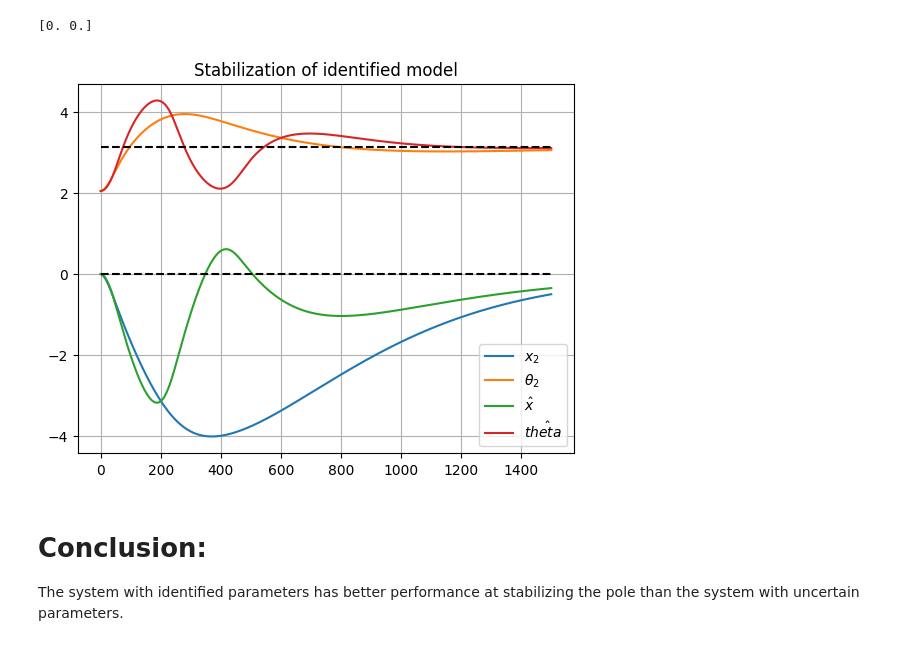
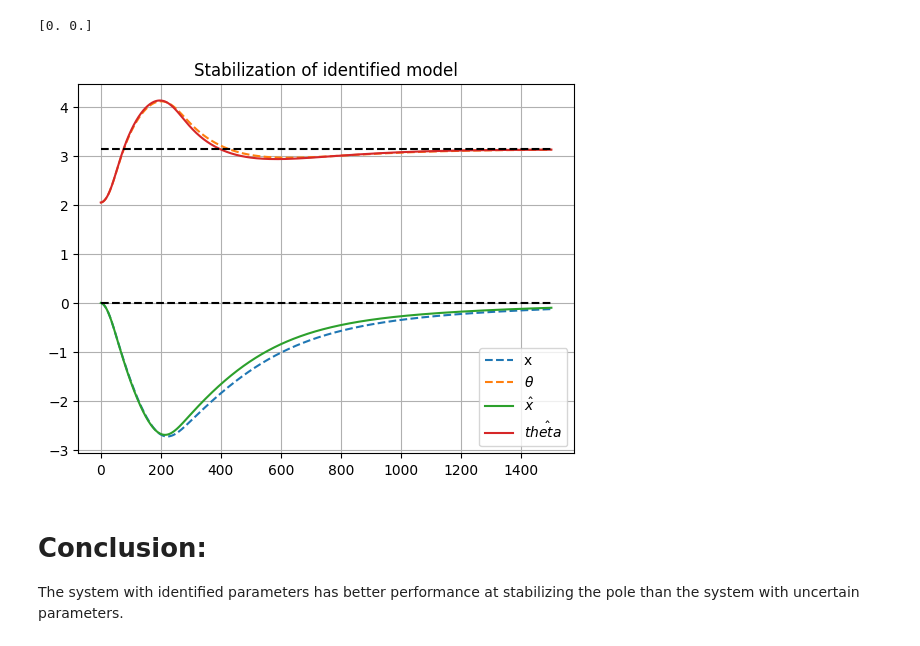
Before and after one commit to lvjonok/mujoco-sysid, a Jupyter notebook: cart_pole.ipynb, the cells around one changed output. Cells and saved outputs as stored; diff of their text form; code cells hidden in the pictures.

```diff
--- a/cart_pole.ipynb
+++ b/cart_pole.ipynb
@@ -356,23 +349,21 @@ while sim_data.time < DURATION:
 # %%
 import matplotlib.pyplot as plt
 
 qhist_identified = np.array(qhist_identified)
 plt.title("Stabilization of identified model")
-# plt.plot(qhist[:, 0], label="x")
-# plt.plot(qhist[:, 1], label="$\\theta$")
-plt.plot(qhist_uncertain[:, 0], label="$x_2$")
-plt.plot(qhist_uncertain[:, 1], label="$\\theta_2$")
+plt.plot(qhist[:, 0], label="x", linestyle="--")
+plt.plot(qhist[:, 1], label="$\\theta$", linestyle="--")
 plt.plot(qhist_identified[:, 0], label="$\hat{x}$")
 plt.plot(qhist_identified[:, 1], label="$\hat{theta}$")
 
 plt.hlines(0, 0, len(qhist), color="black", linestyle="--")
 plt.hlines(np.pi, 0, len(qhist), color="black", linestyle="--")
 
 plt.grid()
 plt.legend()
 plt.show()
 # %% [output]
-[figure, old version]
+[figure, new version]
 # %% [markdown]
 # Conclusion:
 
```
Also changed, not shown: parts of 6 cells of this notebook, 1 other file.
